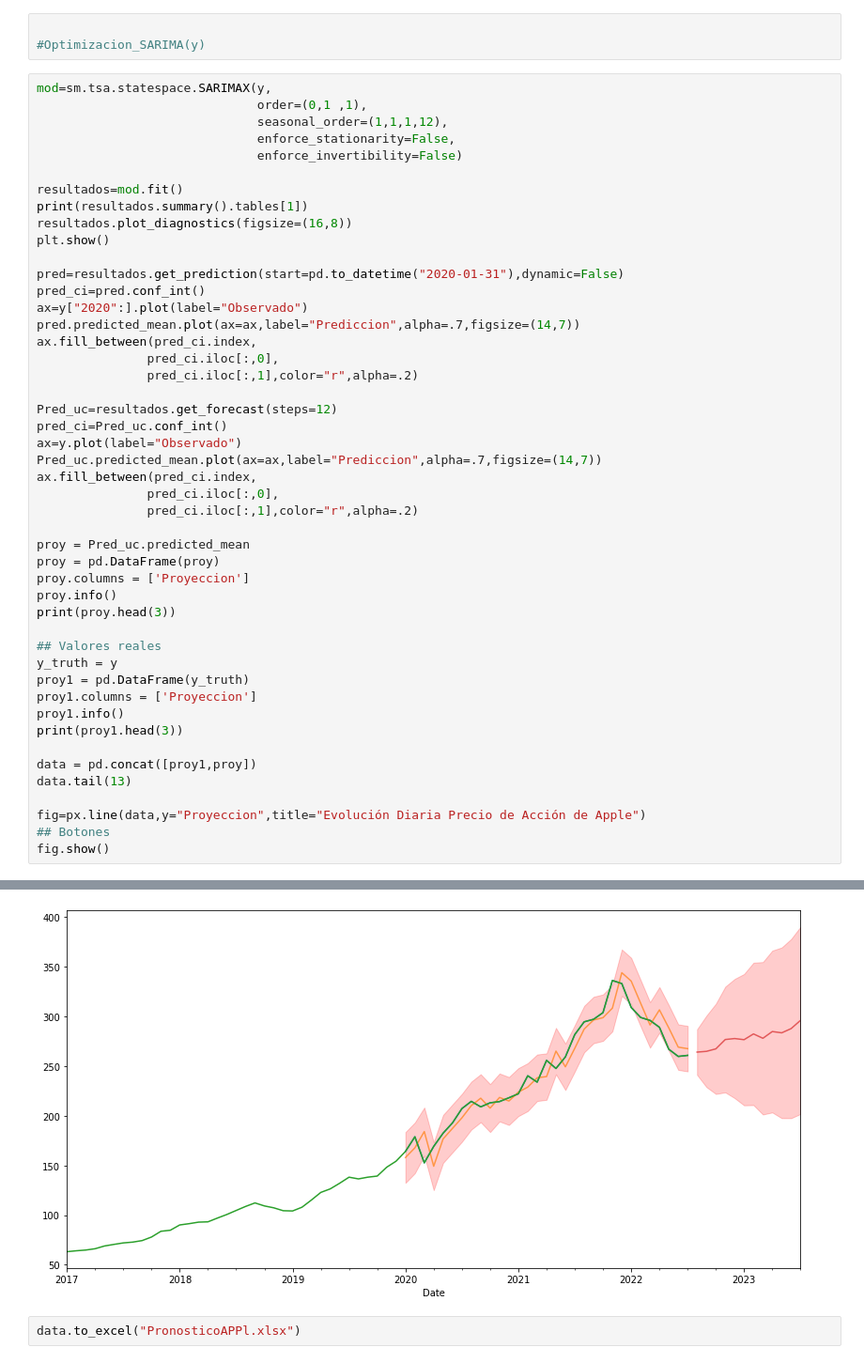
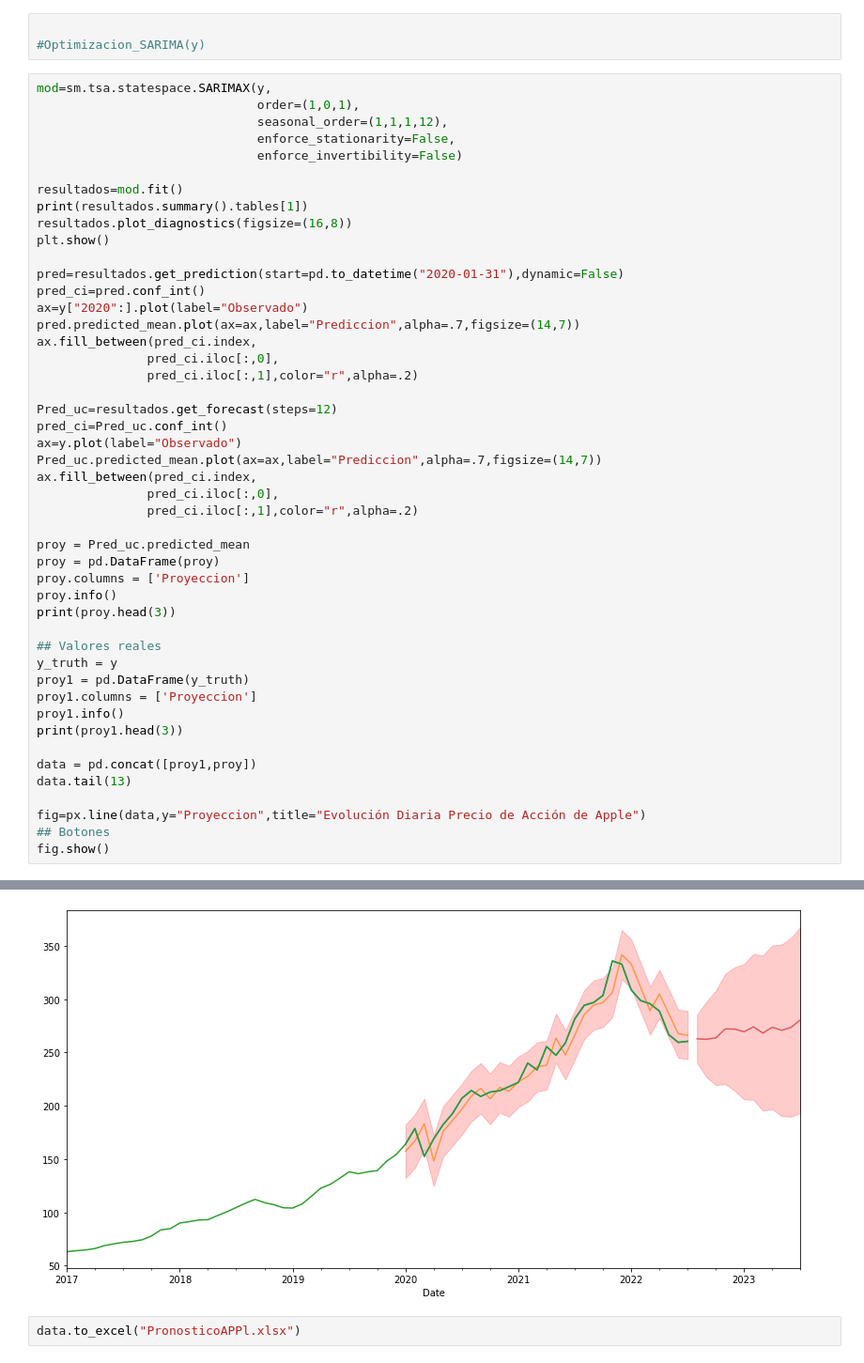
Before and after one commit to huramire/PyoyectoBanco2022, a Jupyter notebook: ProyectoCedesistemasSerieFinancieraMSFT.ipynb, the cells around one changed output, grey strips where cells are left out. Shown at 94% size. Cells and saved outputs as stored; diff of their text form.

```diff
--- a/ProyectoCedesistemasSerieFinancieraMSFT.ipynb
+++ b/ProyectoCedesistemasSerieFinancieraMSFT.ipynb
@@ -652,7 +646,7 @@ ValueError: ignored
 #Optimizacion_SARIMA(y)
 # %%
 mod=sm.tsa.statespace.SARIMAX(y,
-                              order=(0,1 ,1),
+                              order=(1,0,1),
                               seasonal_order=(1,1,1,12),
                               enforce_stationarity=False,
                               enforce_invertibility=False)
@@ -722,9 +717,9 @@ memory usage: 192.0 bytes
 ... (11 lines left out)
 Date
 2017-01-31       63.19
 2017-02-28       64.11
 2017-03-31       64.84
 [interactive output not drawn]
-[figure, old version]
+[figure, new version]
 # %%
 data.to_excel("PronosticoAPPl.xlsx")
```
Also changed, not shown: parts of 19 cells of this notebook.
